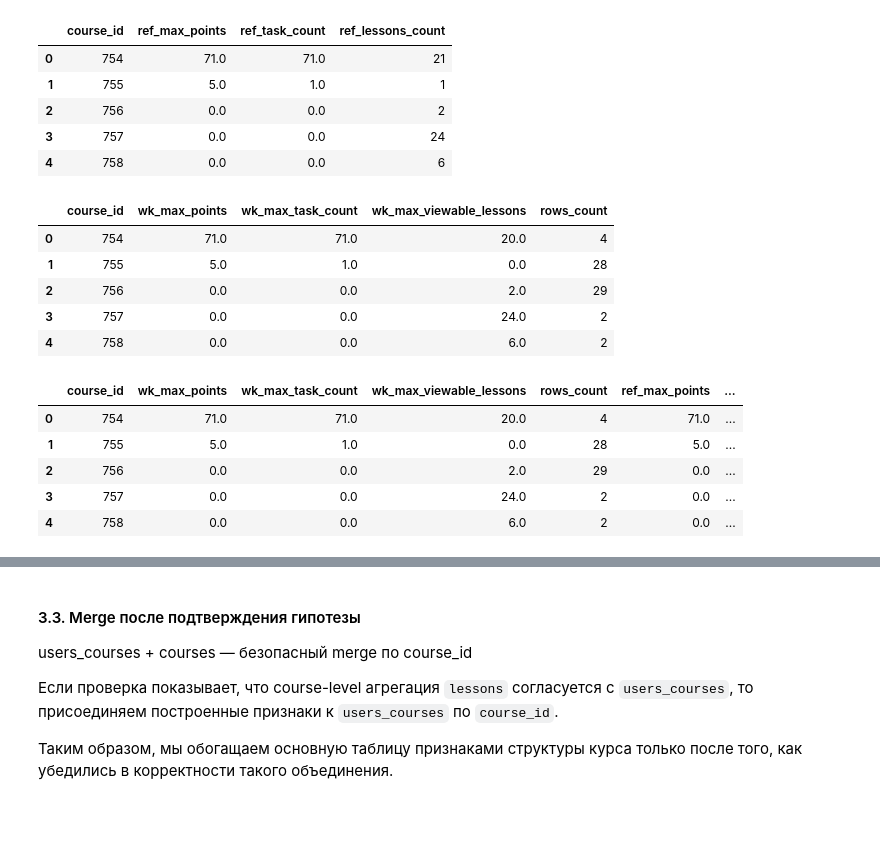
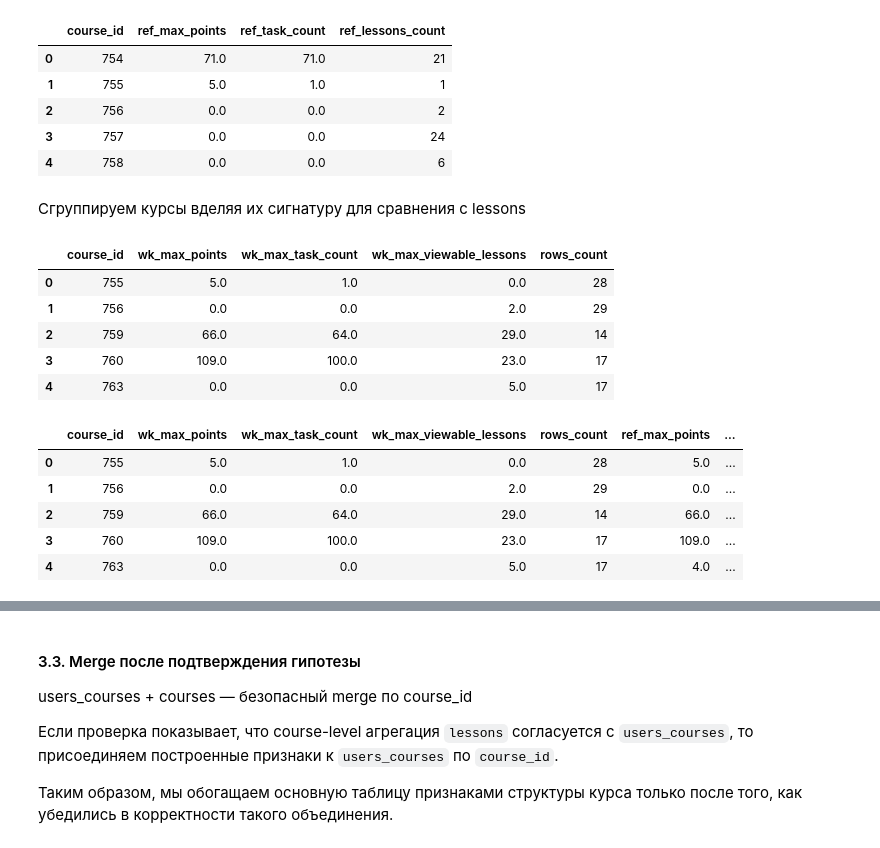
Before and after one commit to AntonDudDm/Xakaton, a Jupyter notebook: notebooks/EDA.ipynb, the cells around one changed output, grey strips where cells are left out. Cells and saved outputs as stored; diff of their text form; code cells hidden in the pictures; blank space fills up the shorter version.

```diff
--- a/notebooks/EDA.ipynb
+++ b/notebooks/EDA.ipynb
@@ -254,6 +254,8 @@ dfs["users"] = (
     .reset_index(drop=True)
 )
 
+dfs['users'] = dfs['users'].drop(columns=['current_sign_in_at', 'last_sign_in_at', 'grade_checked', 'xp', 'd_updated_at', 'id'])
+
 display(dfs["users"].head())
 # %% [output]
 Всего users: 95395
@@ -926,9 +1011,16 @@ display(course_reference.head())
 | 2 | 756 | 0.0 | 0.0 | 2 |
 | 3 | 757 | 0.0 | 0.0 | 24 |
 | 4 | 758 | 0.0 | 0.0 | 6 |
+# %% [markdown]
+Сгруппируем курсы вделяя их сигнатуру для сравнения с lessons
 # %%
-signature_counts = (
-    dfs["users_courses"]
+
+# ============================================================
+# 3.1.3. Сигнатуры курса на clean-slice
+# ============================================================
+
+signature_counts_h = (
+    users_courses_hypothesis
     .groupby(
         [
             "course_id",
@@ -942,52 +1034,54 @@ signature_counts = (
     .reset_index(name="rows_count")
 )
 
-display(signature_counts.head())
+display(signature_counts_h.head())
 # %% [output]
 |  | course_id | wk_max_points | wk_max_task_count | wk_max_viewable_lessons | rows_count |
-| 0 | 754 | 71.0 | 71.0 | 20.0 | 4 |
-| 1 | 755 | 5.0 | 1.0 | 0.0 | 28 |
-| 2 | 756 | 0.0 | 0.0 | 2.0 | 29 |
-| 3 | 757 | 0.0 | 0.0 | 24.0 | 2 |
-| 4 | 758 | 0.0 | 0.0 | 6.0 | 2 |
+| 0 | 755 | 5.0 | 1.0 | 0.0 | 28 |
+| 1 | 756 | 0.0 | 0.0 | 2.0 | 29 |
+| 2 | 759 | 66.0 | 64.0 | 29.0 | 14 |
+| 3 | 760 | 109.0 | 100.0 | 23.0 | 17 |
+| 4 | 763 | 0.0 | 0.0 | 5.0 | 17 |
 # %%
-signature_validation = signature_counts.merge(
+
+
+signature_validation_h = signature_counts_h.merge(
     course_reference,
     on="course_id",
     how="left",
     validate="many_to_one"
 )
 
-signature_validation["diff_max_points"] = (
-    signature_validation["wk_max_points"] - signature_validation["ref_max_points"]
+signature_validation_h["diff_max_points"] = (
+    signature_validation_h["wk_max_points"] - signature_validation_h["ref_max_points"]
 ).abs()
 
-signature_validation["diff_task_count"] = (
-    signature_validation["wk_max_task_count"] - signature_validation["ref_task_count"]
+signature_validation_h["diff_task_count"] = (
+    signature_validation_h["wk_max_task_count"] - signature_validation_h["ref_task_count"]
 ).abs()
 
-signature_validation["diff_lessons_count"] = (
-    signature_validation["wk_max_viewable_lessons"] - signature_validation["ref_lessons_count"]
+signature_validation_h["diff_lessons_count"] = (
+    signature_validation_h["wk_max_viewable_lessons"] - signature_validation_h["ref_lessons_count"]
 ).abs()
 
-signature_validation["total_diff"] = (
-    signature_validation["diff_max_points"] +
-    signature_validation["diff_task_count"] +
-    signature_validation["diff_lessons_count"]
+signature_validation_h["total_diff"] = (
+    signature_validation_h["diff_max_points"] +
+    signature_validation_h["diff_task_count"] +
+    signature_validation_h["diff_lessons_count"]
 )
 
-signature_validation["exact_match_reference"] = (
-    (signature_validation["diff_max_points"] == 0) &
-    (signature_validation["diff_task_count"] == 0) &
-    (signature_validation["diff_lessons_count"] == 0)
+signature_validation_h["exact_match_reference"] = (
+    (signature_validation_h["diff_max_points"] == 0) &
+    (signature_validation_h["diff_task_count"] == 0) &
+    (signature_validation_h["diff_lessons_count"] == 0)
 )
 
-display(signature_validation.head())
+display(signature_validation_h.head())
 # %% [output]
 |  | course_id | wk_max_points | wk_max_task_count | wk_max_viewable_lessons | rows_count | ref_max_points | ... |
-| 0 | 754 | 71.0 | 71.0 | 20.0 | 4 | 71.0 | ... |
-| 1 | 755 | 5.0 | 1.0 | 0.0 | 28 | 5.0 | ... |
-| 2 | 756 | 0.0 | 0.0 | 2.0 | 29 | 0.0 | ... |
-| 3 | 757 | 0.0 | 0.0 | 24.0 | 2 | 0.0 | ... |
-| 4 | 758 | 0.0 | 0.0 | 6.0 | 2 | 0.0 | ... |
+| 0 | 755 | 5.0 | 1.0 | 0.0 | 28 | 5.0 | ... |
+| 1 | 756 | 0.0 | 0.0 | 2.0 | 29 | 0.0 | ... |
+| 2 | 759 | 66.0 | 64.0 | 29.0 | 14 | 66.0 | ... |
+| 3 | 760 | 109.0 | 100.0 | 23.0 | 17 | 109.0 | ... |
+| 4 | 763 | 0.0 | 0.0 | 5.0 | 17 | 4.0 | ... |
 # %%
```
Also changed, not shown: parts of 37 cells of this notebook, 1 other file.
